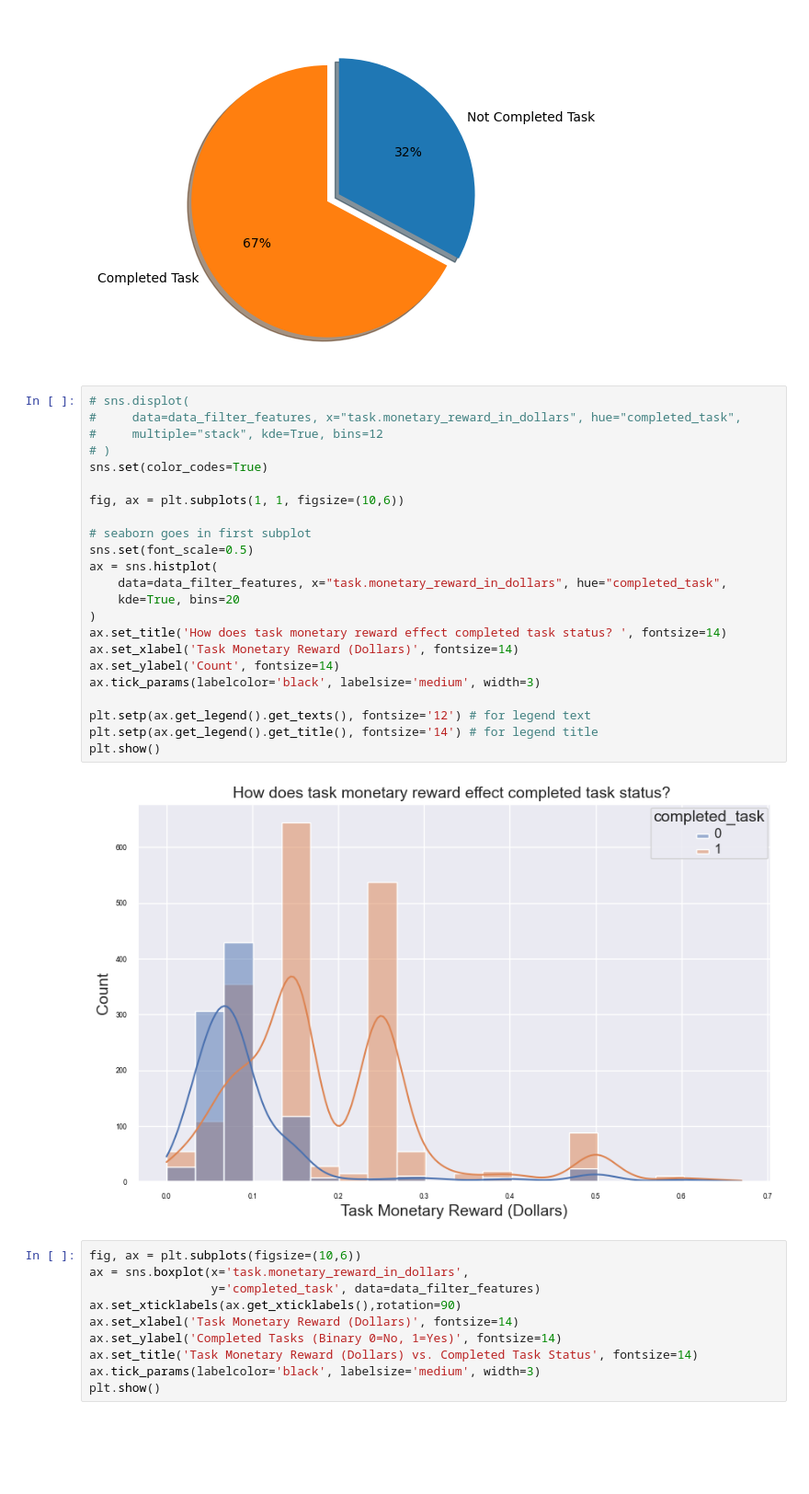
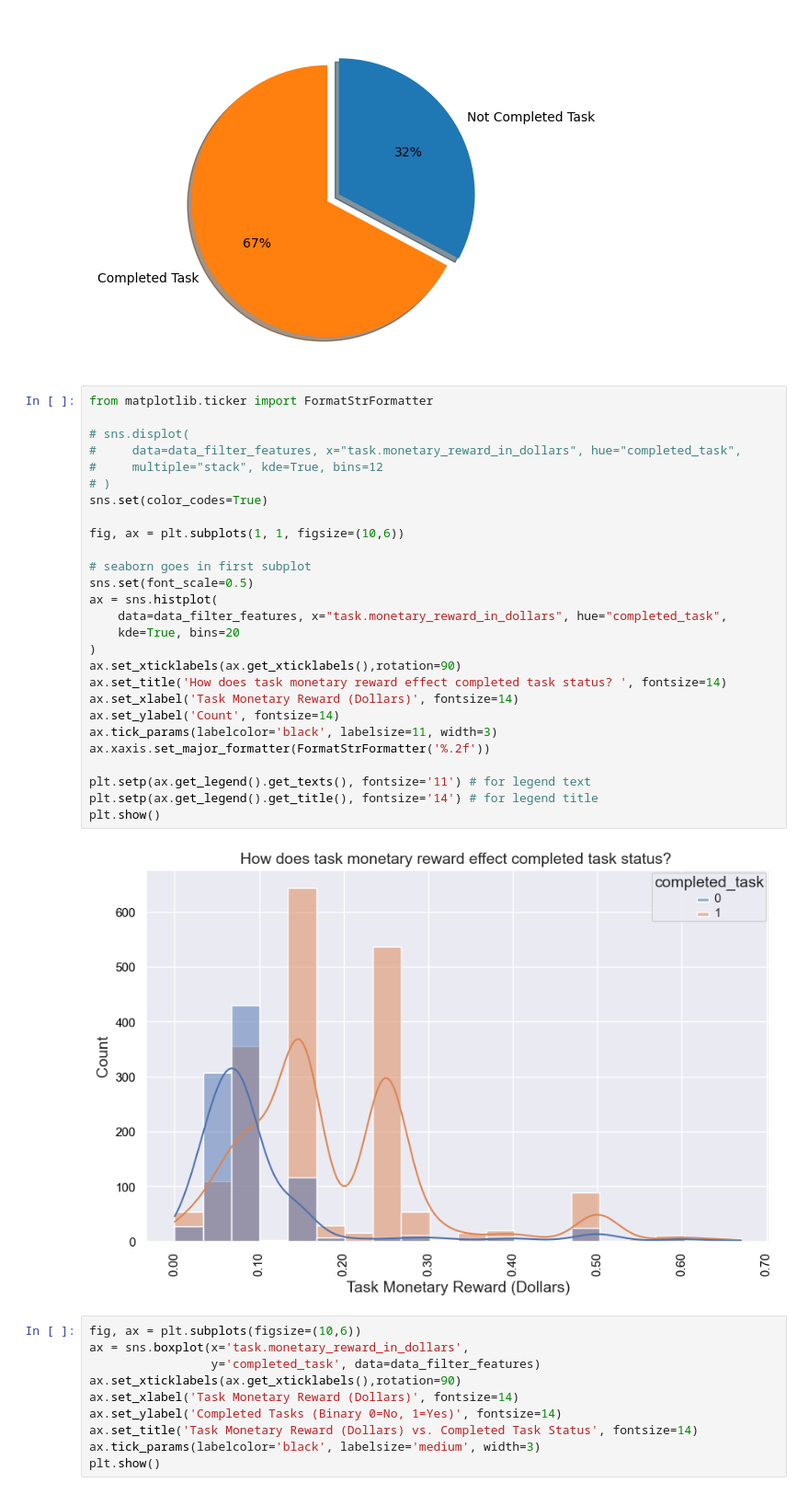
Before and after one commit to ztraboo/cpsc-6300-course-project, a Jupyter notebook: Checkpoint 2/checkpoint_2.ipynb, the cells around one changed output. Shown: that part at 92% size. Saved outputs shown, nothing was run; the diff lists cells and outputs as text; blank space fills up the shorter version.

Commit message:
feat: Updated the histogram plot of `Task Monetary Reward (Dollars) vs. Completed Task Status` to have larger X-Ticks.

```diff
--- a/Checkpoint 2/checkpoint_2.ipynb
+++ b/Checkpoint 2/checkpoint_2.ipynb
@@ -136,30 +136,34 @@ plt.show()
 # %% [output]
 [figure]
 # %%
+from matplotlib.ticker import FormatStrFormatter
+
 # sns.displot(
 #     data=data_filter_features, x="task.monetary_reward_in_dollars", hue="completed_task",
 #     multiple="stack", kde=True, bins=12
 # )
 sns.set(color_codes=True)
 
 fig, ax = plt.subplots(1, 1, figsize=(10,6))
 
 # seaborn goes in first subplot
 sns.set(font_scale=0.5)
 ax = sns.histplot(
     data=data_filter_features, x="task.monetary_reward_in_dollars", hue="completed_task",
     kde=True, bins=20
 )
+ax.set_xticklabels(ax.get_xticklabels(),rotation=90)
 ax.set_title('How does task monetary reward effect completed task status? ', fontsize=14)
 ax.set_xlabel('Task Monetary Reward (Dollars)', fontsize=14)
 ax.set_ylabel('Count', fontsize=14)
-ax.tick_params(labelcolor='black', labelsize='medium', width=3)
+ax.tick_params(labelcolor='black', labelsize=11, width=3)
+ax.xaxis.set_major_formatter(FormatStrFormatter('%.2f'))
 
-plt.setp(ax.get_legend().get_texts(), fontsize='12') # for legend text
+plt.setp(ax.get_legend().get_texts(), fontsize='11') # for legend text
 plt.setp(ax.get_legend().get_title(), fontsize='14') # for legend title
 plt.show()
 # %% [output]
-[figure, old version]
+[figure, new version]
 # %%
 fig, ax = plt.subplots(figsize=(10,6))
 ax = sns.boxplot(x='task.monetary_reward_in_dollars',
```
Also changed, not shown: 2 other files.
